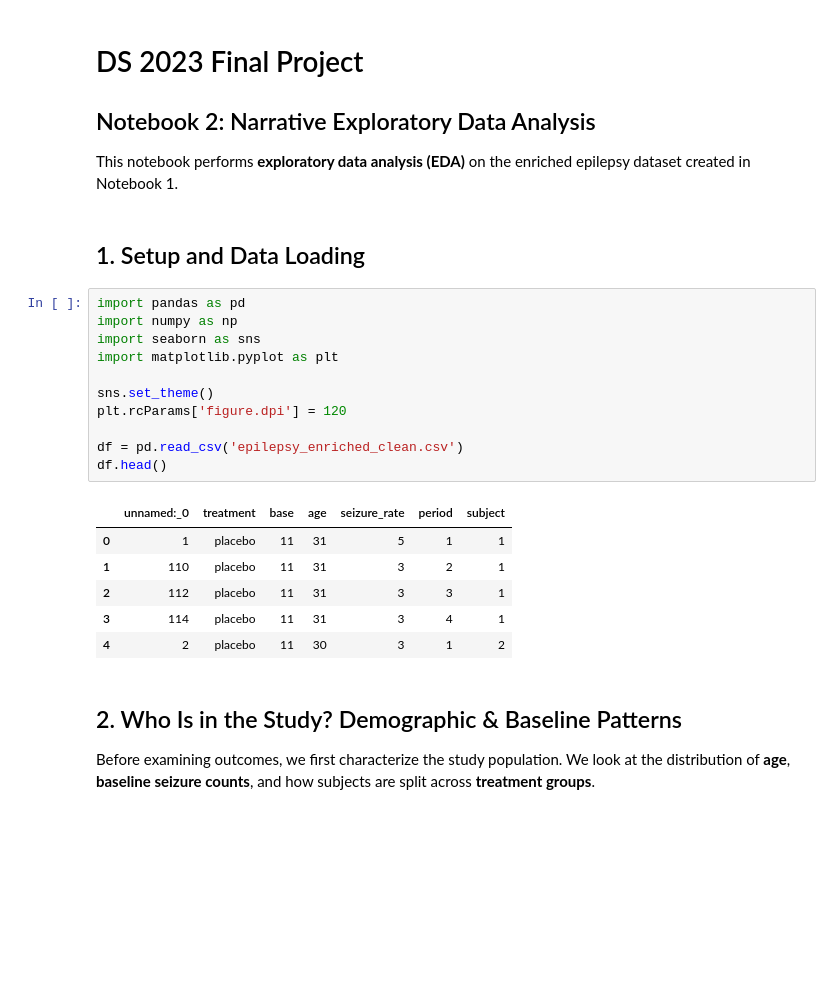
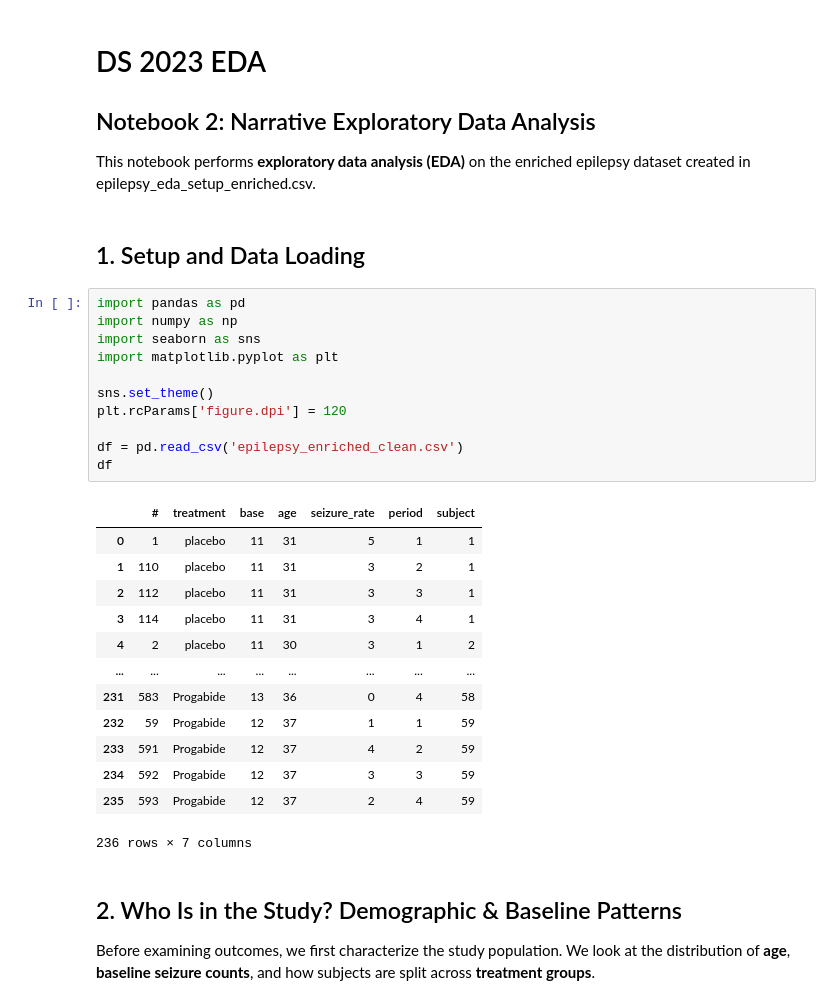
Before and after one commit to SJ-Jain-systems/Design-2023-FInal, a Jupyter notebook: EDA/progabide_eda.ipynb, the cells around one changed output. Drawn from its saved outputs; the diff is of its cells as text; blank space fills up the shorter version.

Commit message:
Updated progabide_eda notebook

```diff
--- a/EDA/progabide_eda.ipynb
+++ b/EDA/progabide_eda.ipynb
@@ -1,29 +1,36 @@
 # %% [markdown]
-# DS 2023 Final Project
+# DS 2023 EDA
 ## Notebook 2: Narrative Exploratory Data Analysis
 
 This notebook performs **exploratory data analysis (EDA)** on the enriched epilepsy dataset
-created in Notebook 1.
+created in epilepsy_eda_setup_enriched.csv.
 # %% [markdown]
 ## 1. Setup and Data Loading
 # %%
 import pandas as pd
 import numpy as np
 import seaborn as sns
 import matplotlib.pyplot as plt
 
 sns.set_theme()
 plt.rcParams['figure.dpi'] = 120
 
 df = pd.read_csv('epilepsy_enriched_clean.csv')
-df.head()
+df
 # %% [output]
-|  | unnamed:_0 | treatment | base | age | seizure_rate | period | subject |
+|  | # | treatment | base | age | seizure_rate | period | subject |
 | 0 | 1 | placebo | 11 | 31 | 5 | 1 | 1 |
 | 1 | 110 | placebo | 11 | 31 | 3 | 2 | 1 |
 | 2 | 112 | placebo | 11 | 31 | 3 | 3 | 1 |
 | 3 | 114 | placebo | 11 | 31 | 3 | 4 | 1 |
 | 4 | 2 | placebo | 11 | 30 | 3 | 1 | 2 |
+| ... | ... | ... | ... | ... | ... | ... | ... |
+| 231 | 583 | Progabide | 13 | 36 | 0 | 4 | 58 |
+| 232 | 59 | Progabide | 12 | 37 | 1 | 1 | 59 |
+| 233 | 591 | Progabide | 12 | 37 | 4 | 2 | 59 |
+| 234 | 592 | Progabide | 12 | 37 | 3 | 3 | 59 |
+| 235 | 593 | Progabide | 12 | 37 | 2 | 4 | 59 |
+236 rows × 7 columns
 # %% [markdown]
 ## 2. Who Is in the Study? Demographic & Baseline Patterns
 
```
Also changed, not shown: parts of 10 cells of this notebook.
